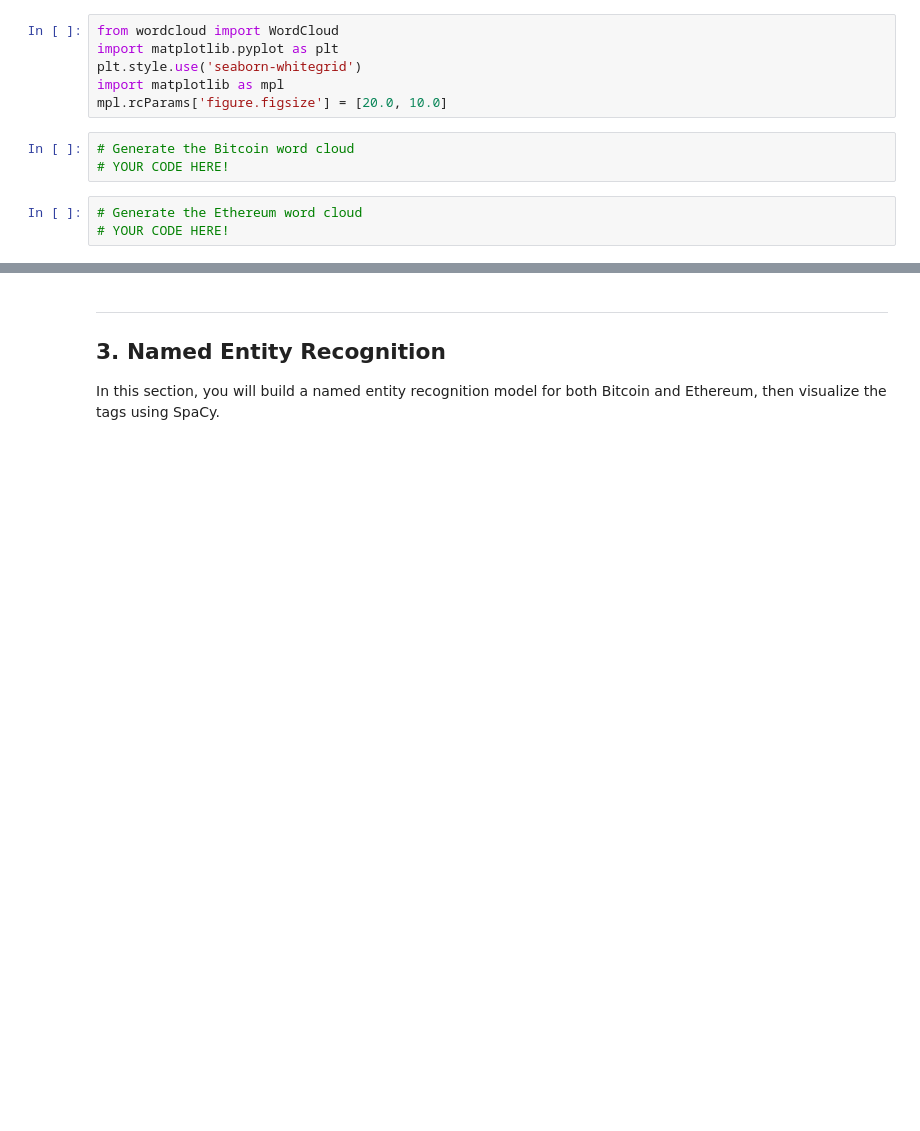
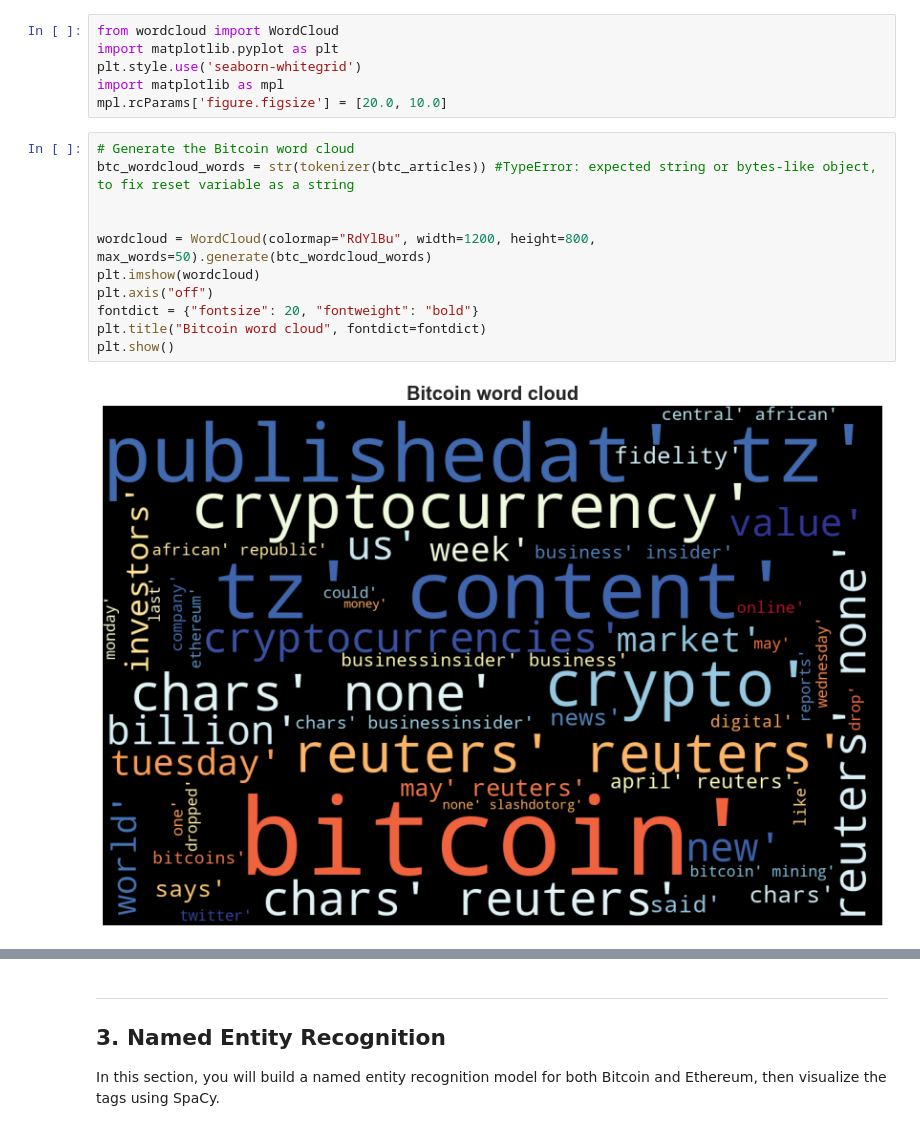
Before and after one commit to keanumanson/NLP-homework, a Jupyter notebook: crypto_sentiment.ipynb, the cells around one changed output, grey strips where cells are left out. Cells and saved outputs as stored; diff of their text form; blank space fills up the shorter version.

```diff
--- a/crypto_sentiment.ipynb
+++ b/crypto_sentiment.ipynb
@@ -411,9 +421,16 @@ import matplotlib.pyplot as plt
 plt.style.use('seaborn-whitegrid')
 import matplotlib as mpl
 mpl.rcParams['figure.figsize'] = [20.0, 10.0]
-# %%
-# Generate the Bitcoin word cloud
-# YOUR CODE HERE!
-# %%
-# Generate the Ethereum word cloud
-# YOUR CODE HERE!
+# %%
+# Generate the Bitcoin word cloud
+btc_wordcloud_words = str(tokenizer(btc_articles)) #TypeError: expected string or bytes-like object, to fix reset variable as a string
+
+
+wordcloud = WordCloud(colormap="RdYlBu", width=1200, height=800, max_words=50).generate(btc_wordcloud_words)
+plt.imshow(wordcloud)
+plt.axis("off")
+fontdict = {"fontsize": 20, "fontweight": "bold"}
+plt.title("Bitcoin word cloud", fontdict=fontdict)
+plt.show()
+# %% [output]
+[figure, added]
```
Also changed, not shown: parts of 31 cells of this notebook.
